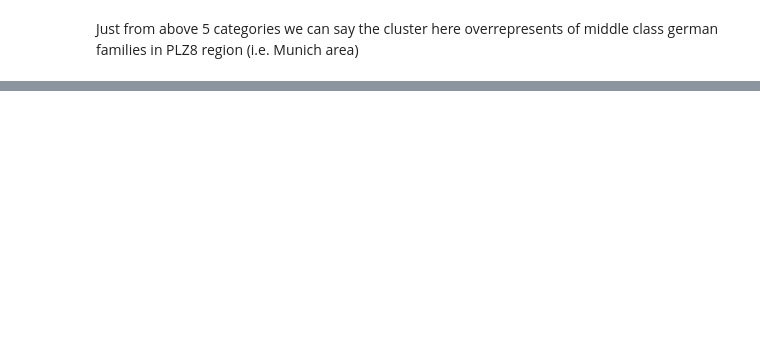
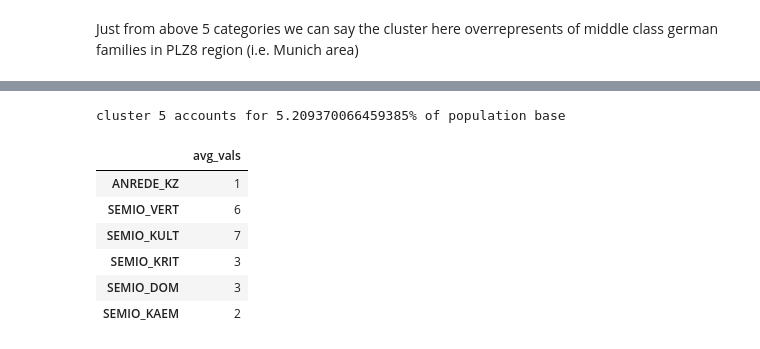
Before and after one commit to marooned20/identify-customer-segments, a Jupyter notebook: Identify_Customer_Segments.ipynb, the cells around one changed output, grey strips where cells are left out. Saved outputs shown, nothing was run; the diff lists cells and outputs as text; code cells hidden in the pictures; blank space fills up the shorter version.

```diff
--- a/Identify_Customer_Segments.ipynb
+++ b/Identify_Customer_Segments.ipynb
@@ -1109,0 +1164,20 @@ Just from above 5 categories we can say the cluster here overrepresents of middl
+# %%
+# What kinds of people are part of a cluster that is underrepresented in the customer data compared to the general population?
+result5 = get_cluster_features(5)
+feat = ['SEMIO_VERT',
+        'ANREDE_KZ',
+        'SEMIO_KULT',
+        'SEMIO_KAEM',
+        'SEMIO_KRIT',
+        'SEMIO_DOM']
+result5 = result5[result5.index.isin(feat)]
+result5
+# %% [output]
+cluster 5 accounts for 5.209370066459385% of population base
+|  | avg_vals |
+| ANREDE_KZ | 1 |
+| SEMIO_VERT | 6 |
+| SEMIO_KULT | 7 |
+| SEMIO_KRIT | 3 |
+| SEMIO_DOM | 3 |
+| SEMIO_KAEM | 2 |
```
Also changed, not shown: parts of 15 cells of this notebook, 1 other file.
